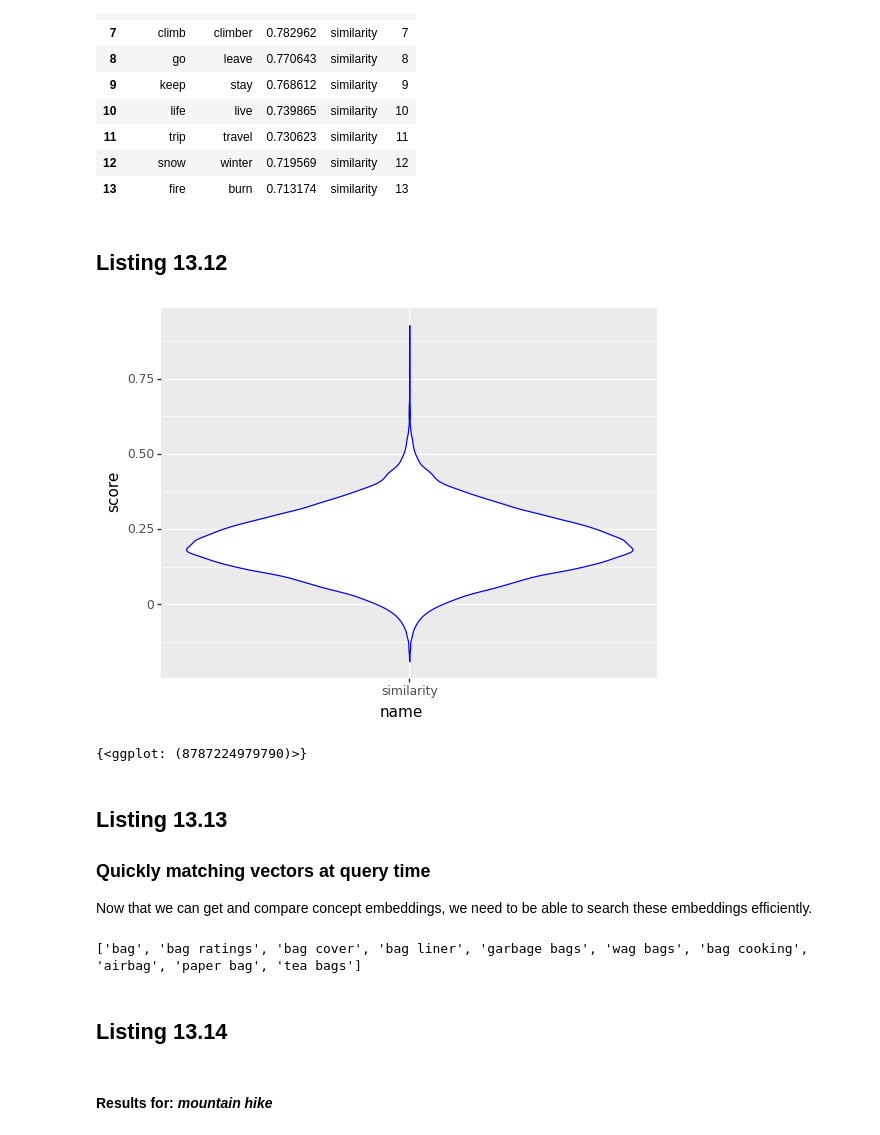
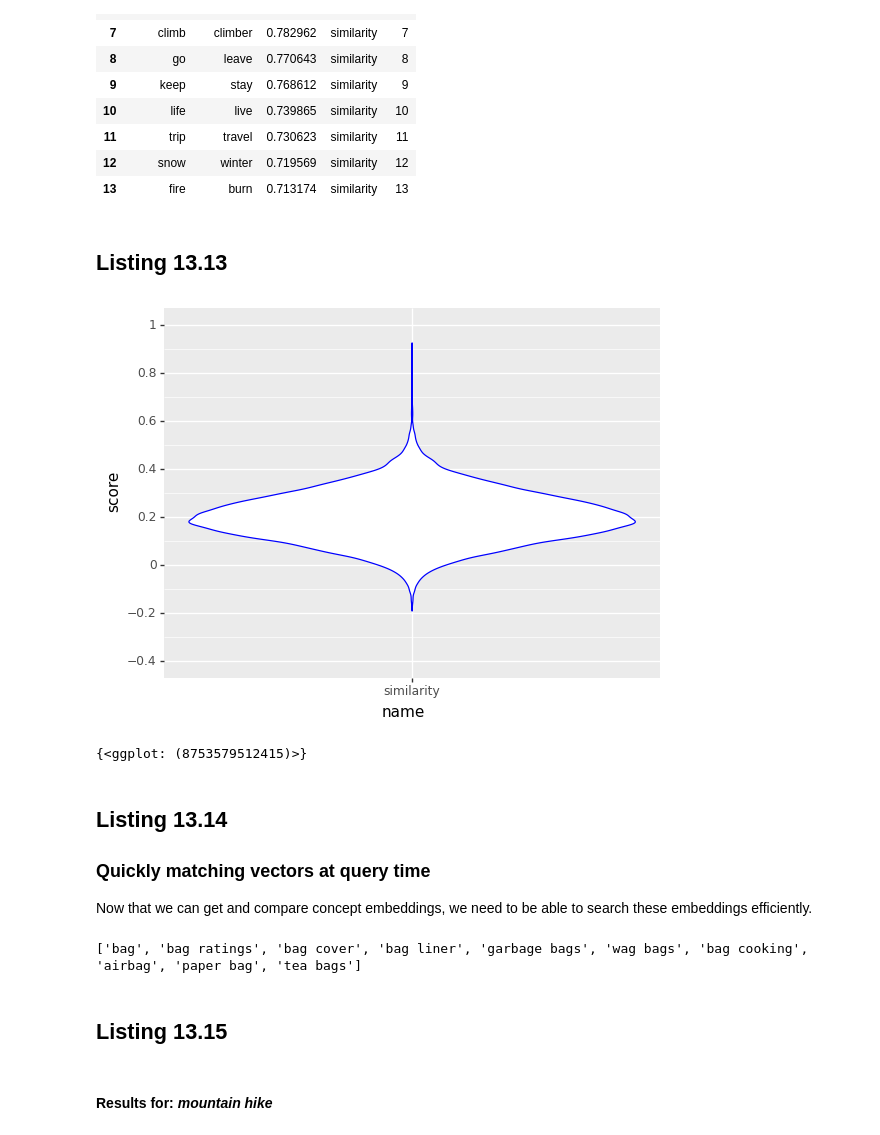
Before and after one commit to treygrainger/ai-powered-search, a Jupyter notebook: docker/data-science/notebooks/ch13/3.natural-language-autocomplete.ipynb, the cells around one changed output. Cells and saved outputs as stored; diff of their text form; code cells hidden in the pictures.

Commit message:
embedding_search function shared by semantic_suggest and semantic_search, resolved listing numbers (in codebase), resolved 13.13 image difference, corrects data directory to ../data

```diff
--- a/docker/data-science/notebooks/ch13/3.natural-language-autocomplete.ipynb
+++ b/docker/data-science/notebooks/ch13/3.natural-language-autocomplete.ipynb
@@ -45,6 +45,6 @@ roberta-base-squad2-outdoors/vocab.json
 from densevectors.outdoors import *
 ! ls
 #Transform the the outdoors/posts.csv file into a useable dataframe
-outdoors_dataframe = clean_dataset("data/outdoors/posts.csv")
+outdoors_dataframe = clean_dataset("../data/outdoors/posts.csv")
 print(len(outdoors_dataframe))
 # %% [output]
@@ -72,9 +71,9 @@ def yield_tuple(df, column,total=100):
 
 def get_concepts(df, total=None, load_from_cache=True):
     if load_from_cache:
-        with open("data/outdoors/outdoors_concepts.pickle","rb") as fd:
+        with open("../data/outdoors/outdoors_concepts.pickle","rb") as fd:
             concepts = pickle.load(fd)
-        with open("data/outdoors/outdoors_labels.pickle","rb") as fd:
+        with open("../data/outdoors/outdoors_labels.pickle","rb") as fd:
             labels = pickle.load(fd)
         return concepts,labels
 
@@ -114,9 +113,9 @@ def get_concepts(df, total=None, load_from_cache=True):
 
     sorted_concepts = {k: v for k, v in sorted(concepts.items(), key=lambda item: item[1], reverse=True)}
 
-    with open("data/outdoors/outdoors_concepts.pickle","wb") as fd:
+    with open("../data/outdoors/outdoors_concepts.pickle","wb") as fd:
         pickle.dump(sorted_concepts, fd)
-    with open("data/outdoors/outdoors_labels.pickle","wb") as fd:
+    with open("../data/outdoors/outdoors_labels.pickle","wb") as fd:
         pickle.dump(labels, fd)
 
     return sorted_concepts, labels
@@ -164,10 +163,10 @@ def get_embeddings(concepts, min_frequency, cached=True):
     phrases = [key for (key, tf) in concepts.items() if tf >= min_frequency]
     if not cached:
         embeddings = stsb.encode(phrases, convert_to_tensor=True)
-        with open("data/outdoors/outdoors_embeddings.pickle", "wb") as fd:
+        with open("../data/outdoors/outdoors_embeddings.pickle", "wb") as fd:
             pickle.dump(embeddings,fd)
     else:
-        with open("data/outdoors/outdoors_embeddings.pickle", "rb") as fd:
+        with open("../data/outdoors/outdoors_embeddings.pickle", "rb") as fd:
             embeddings = pickle.load(fd)
     return phrases, embeddings
 
@@ -181,7 +180,7 @@ minimum_frequency = 6
 phrases, embeddings = get_embeddings(concepts, minimum_frequency, True)
 
 print(f"Number of embeddings: {len(embeddings)}")
-print(f"Dimensions per embedding:, {len(embeddings[0])}")
+print(f"Dimensions per embedding: {len(embeddings[0])}")
 # %% [output]
 Number of embeddings: 12375
 Dimensions per embedding:, 768
@@ -223,16 +222,21 @@ comparisons[comparisons["score"] > 0.7]
 | 12 | snow | winter | 0.719569 | similarity | 12 |
 | 13 | fire | burn | 0.713174 | similarity | 13 |
 # %% [markdown]
-## Listing 13.12
+## Listing 13.13
 # %%
 from plotnine import *
 candidate_synonyms = comparisons[comparisons["score"] > 0.0]
-{ ggplot(comparisons, aes("name", "score")) + geom_violin(color="blue") }
+{
+    ggplot(comparisons, aes("name", "score")) +
+    geom_violin(color="blue") +
+    scale_y_continuous(limits=[-0.4, 1.0],
+                       breaks=[-0.4, -0.2, 0, 0.2, 0.4, 0.6, 0.8, 1.0])
+}
 # %% [output]
-[figure, old version]
+[figure, new version]
-{<ggplot: (8787224979790)>}
+{<ggplot: (8753579512415)>}
 # %% [markdown]
-## Listing 13.13
+## Listing 13.14
 
 ### Quickly matching vectors at query time
 
@@ -251,7 +255,7 @@ print(matches)
 # %% [output]
 ['bag', 'bag ratings', 'bag cover', 'bag liner', 'garbage bags', 'wag bags', 'bag cooking', 'airbag', 'paper bag', 'tea bags']
 # %% [markdown]
-## Listing 13.14
+## Listing 13.15
 # %%
 def print_labels(prefix,matches):
     display(HTML(f"<h4>Results for: <em>{prefix}</em></h4>"))
```
Also changed, not shown: parts of 17 cells of this notebook, 3 other files.
